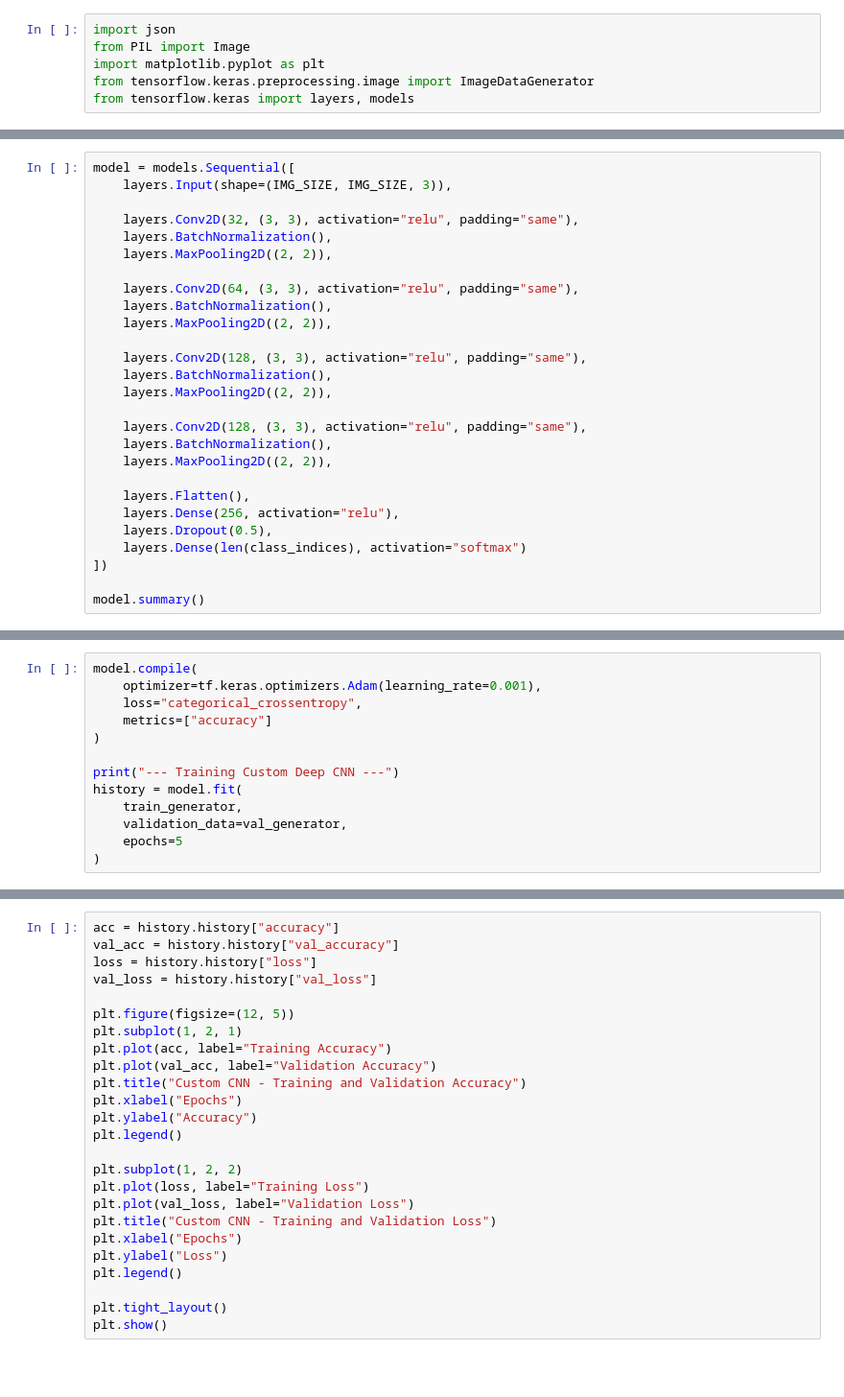
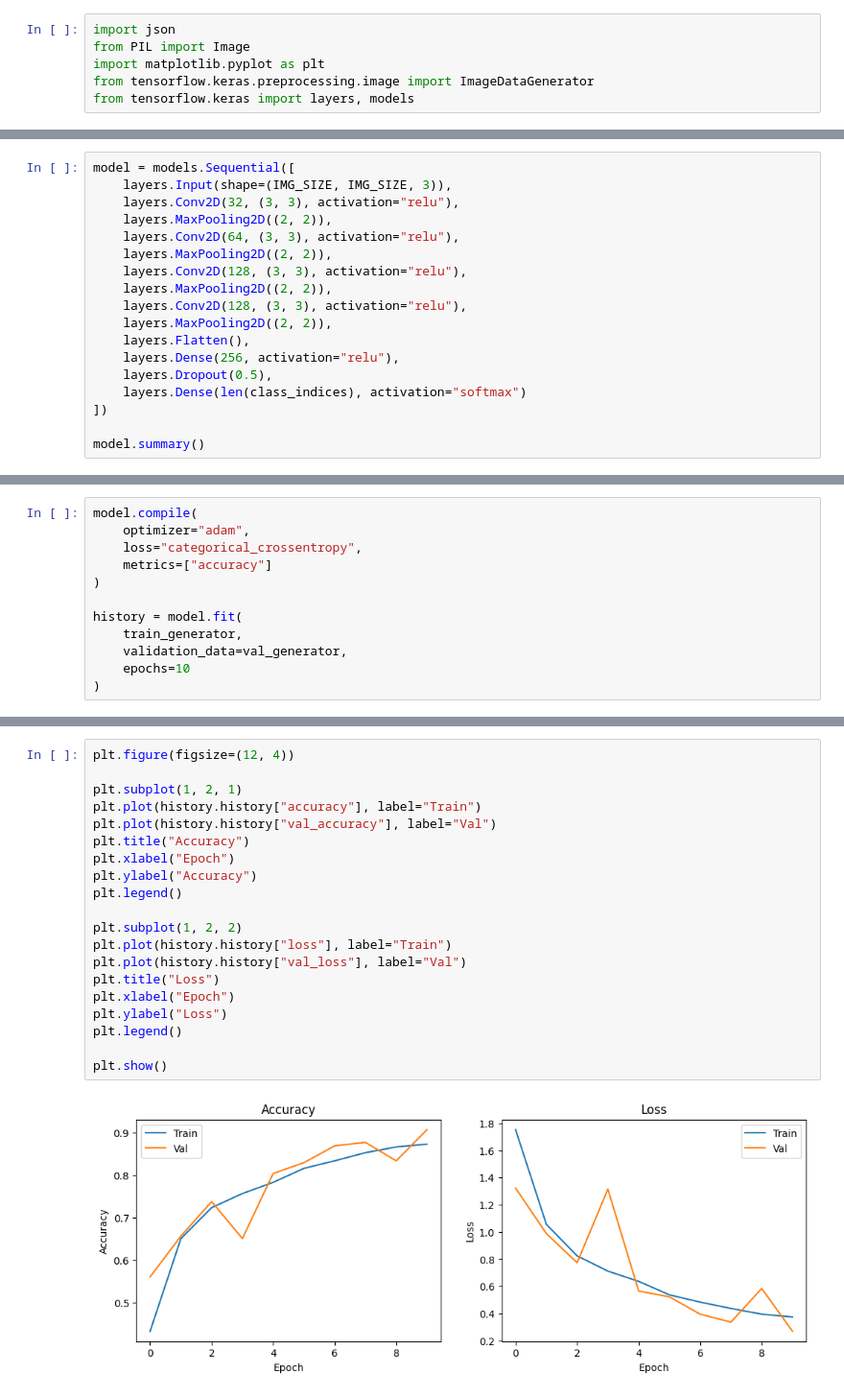
Before and after one commit to Aniruddhasain7/AgriAI, a Jupyter notebook: backend/ml_training/disease_detection.ipynb, the cells around one changed output, grey strips where cells are left out. Shown at 96% size. Saved outputs shown, nothing was run; the diff lists cells and outputs as text; blank space fills up the shorter version.

```diff
--- a/backend/ml_training/disease_detection.ipynb
+++ b/backend/ml_training/disease_detection.ipynb
@@ -83,23 +74,14 @@ print("Successfully saved class_indices.json!")
 # %%
 model = models.Sequential([
     layers.Input(shape=(IMG_SIZE, IMG_SIZE, 3)),
-
-    layers.Conv2D(32, (3, 3), activation="relu", padding="same"),
-    layers.BatchNormalization(),
+    layers.Conv2D(32, (3, 3), activation="relu"),
     layers.MaxPooling2D((2, 2)),
-
-    layers.Conv2D(64, (3, 3), activation="relu", padding="same"),
-    layers.BatchNormalization(),
+    layers.Conv2D(64, (3, 3), activation="relu"),
     layers.MaxPooling2D((2, 2)),
-
-    layers.Conv2D(128, (3, 3), activation="relu", padding="same"),
-    layers.BatchNormalization(),
+    layers.Conv2D(128, (3, 3), activation="relu"),
     layers.MaxPooling2D((2, 2)),
-
-    layers.Conv2D(128, (3, 3), activation="relu", padding="same"),
-    layers.BatchNormalization(),
+    layers.Conv2D(128, (3, 3), activation="relu"),
     layers.MaxPooling2D((2, 2)),
-
     layers.Flatten(),
     layers.Dense(256, activation="relu"),
     layers.Dropout(0.5),
@@ -110,13 +114,12 @@ model.summary()
 # %%
 model.compile(
-    optimizer=tf.keras.optimizers.Adam(learning_rate=0.001),
+    optimizer="adam",
     loss="categorical_crossentropy",
     metrics=["accuracy"]
 )
 
-print("--- Training Custom Deep CNN ---")
 history = model.fit(
     train_generator,
     validation_data=val_generator,
-    epochs=5
+    epochs=10
 )
@@ -128,26 +155,23 @@ print(f"Final Validation Loss: {val_loss:.4f}")
 # %%
-acc = history.history["accuracy"]
-val_acc = history.history["val_accuracy"]
-loss = history.history["loss"]
-val_loss = history.history["val_loss"]
+plt.figure(figsize=(12, 4))
 
-plt.figure(figsize=(12, 5))
 plt.subplot(1, 2, 1)
-plt.plot(acc, label="Training Accuracy")
-plt.plot(val_acc, label="Validation Accuracy")
-plt.title("Custom CNN - Training and Validation Accuracy")
-plt.xlabel("Epochs")
+plt.plot(history.history["accuracy"], label="Train")
+plt.plot(history.history["val_accuracy"], label="Val")
+plt.title("Accuracy")
+plt.xlabel("Epoch")
 plt.ylabel("Accuracy")
 plt.legend()
 
 plt.subplot(1, 2, 2)
-plt.plot(loss, label="Training Loss")
-plt.plot(val_loss, label="Validation Loss")
-plt.title("Custom CNN - Training and Validation Loss")
-plt.xlabel("Epochs")
+plt.plot(history.history["loss"], label="Train")
+plt.plot(history.history["val_loss"], label="Val")
+plt.title("Loss")
+plt.xlabel("Epoch")
 plt.ylabel("Loss")
 plt.legend()
 
-plt.tight_layout()
 plt.show()
+# %% [output]
+[figure, added]
 # %%
```
Also changed, not shown: parts of 10 cells of this notebook, 4 other files.
